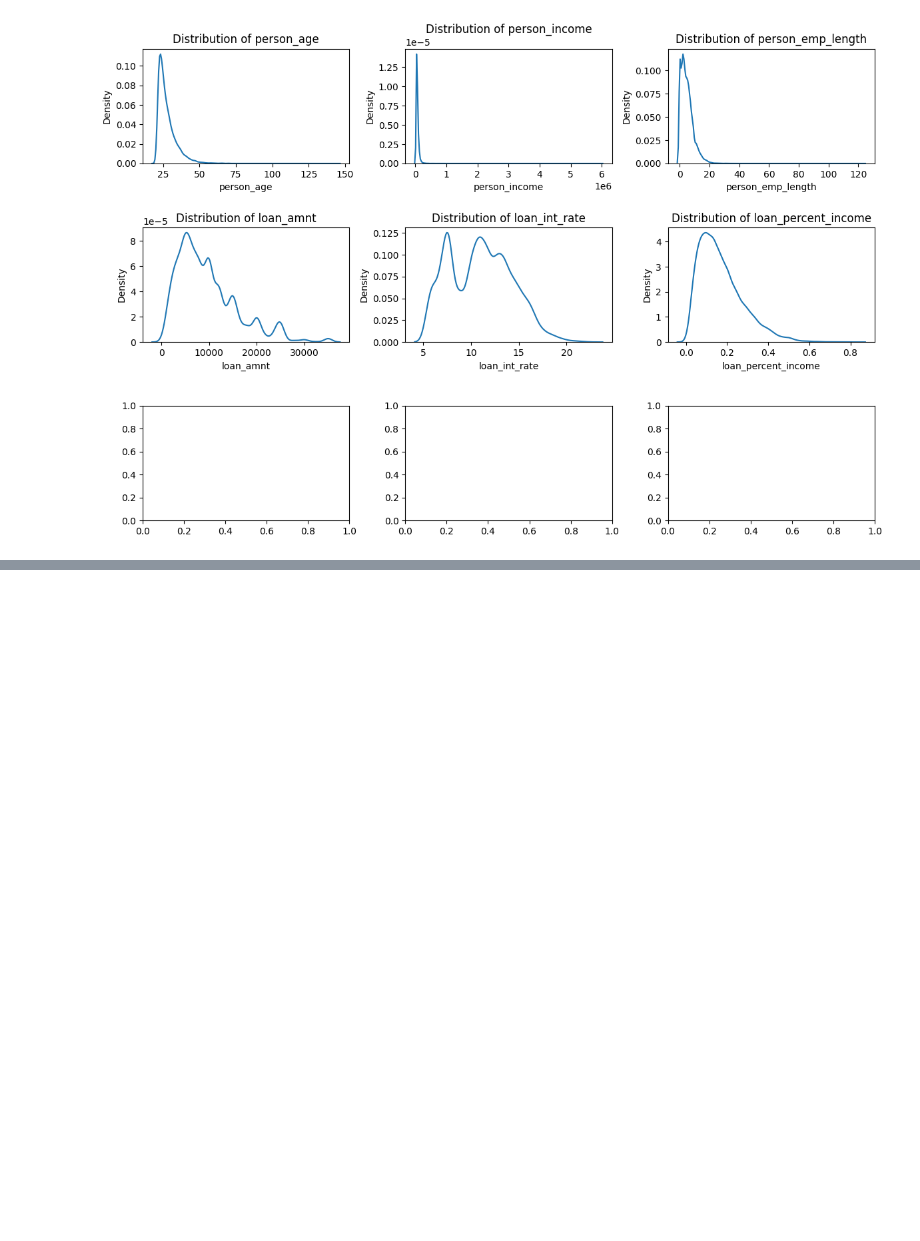
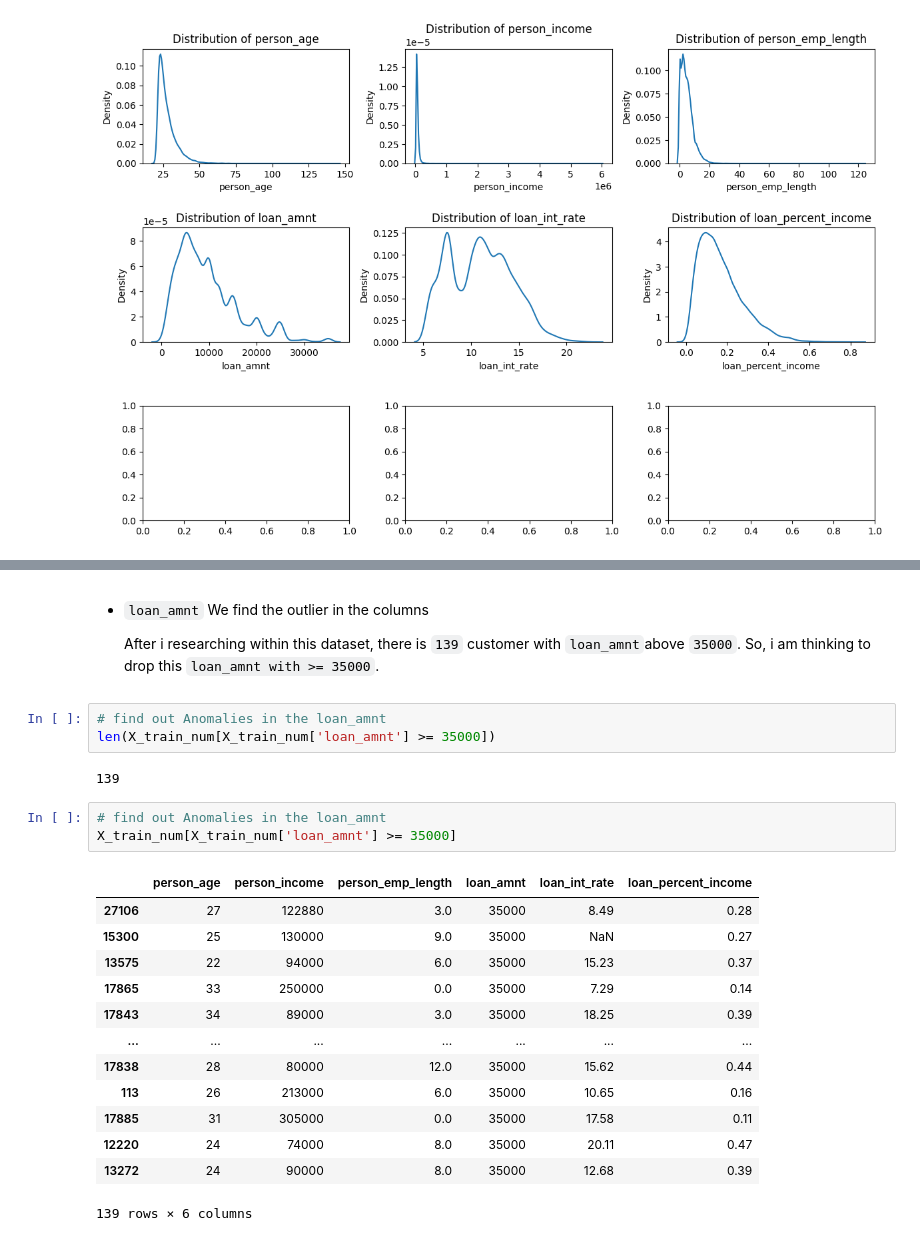
Before and after one commit to Cakurniawan/pacmann-intro-ml, a Jupyter notebook: mentoring-3/Mentoring_03_Candra_kurniawan.ipynb, the cells around one changed output, grey strips where cells are left out. Cells and saved outputs as stored; diff of their text form; blank space fills up the shorter version.

```diff
--- a/mentoring-3/Mentoring_03_Candra_kurniawan.ipynb
+++ b/mentoring-3/Mentoring_03_Candra_kurniawan.ipynb
@@ -509,0 +594,27 @@ plt.show()
+# %% [markdown]
+- `loan_amnt` We find the outlier in the columns
+
+    After i researching within this dataset, there is `139` customer with `loan_amnt`above `35000`.
+    So, i am thinking to drop this `loan_amnt with >= 35000`.
+# %%
+# find out Anomalies in the loan_amnt
+len(X_train_num[X_train_num['loan_amnt'] >= 35000])
+# %% [output]
+139
+# %%
+# find out Anomalies in the loan_amnt
+X_train_num[X_train_num['loan_amnt'] >= 35000]
+# %% [output]
+|  | person_age | person_income | person_emp_length | loan_amnt | loan_int_rate | loan_percent_income |
+| 27106 | 27 | 122880 | 3.0 | 35000 | 8.49 | 0.28 |
+| 15300 | 25 | 130000 | 9.0 | 35000 | NaN | 0.27 |
+| 13575 | 22 | 94000 | 6.0 | 35000 | 15.23 | 0.37 |
+| 17865 | 33 | 250000 | 0.0 | 35000 | 7.29 | 0.14 |
+| 17843 | 34 | 89000 | 3.0 | 35000 | 18.25 | 0.39 |
+| ... | ... | ... | ... | ... | ... | ... |
+| 17838 | 28 | 80000 | 12.0 | 35000 | 15.62 | 0.44 |
+| 113 | 26 | 213000 | 6.0 | 35000 | 10.65 | 0.16 |
+| 17885 | 31 | 305000 | 0.0 | 35000 | 17.58 | 0.11 |
+| 12220 | 24 | 74000 | 8.0 | 35000 | 20.11 | 0.47 |
+| 13272 | 24 | 90000 | 8.0 | 35000 | 12.68 | 0.39 |
+139 rows × 6 columns
```
Also changed, not shown: parts of 35 cells of this notebook.
